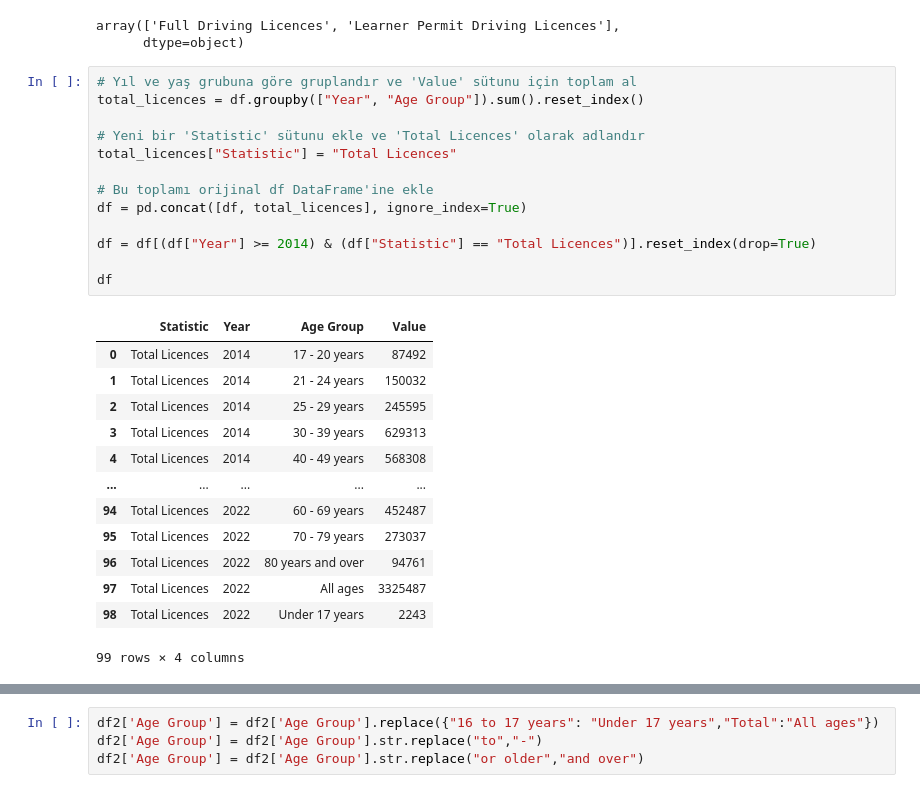
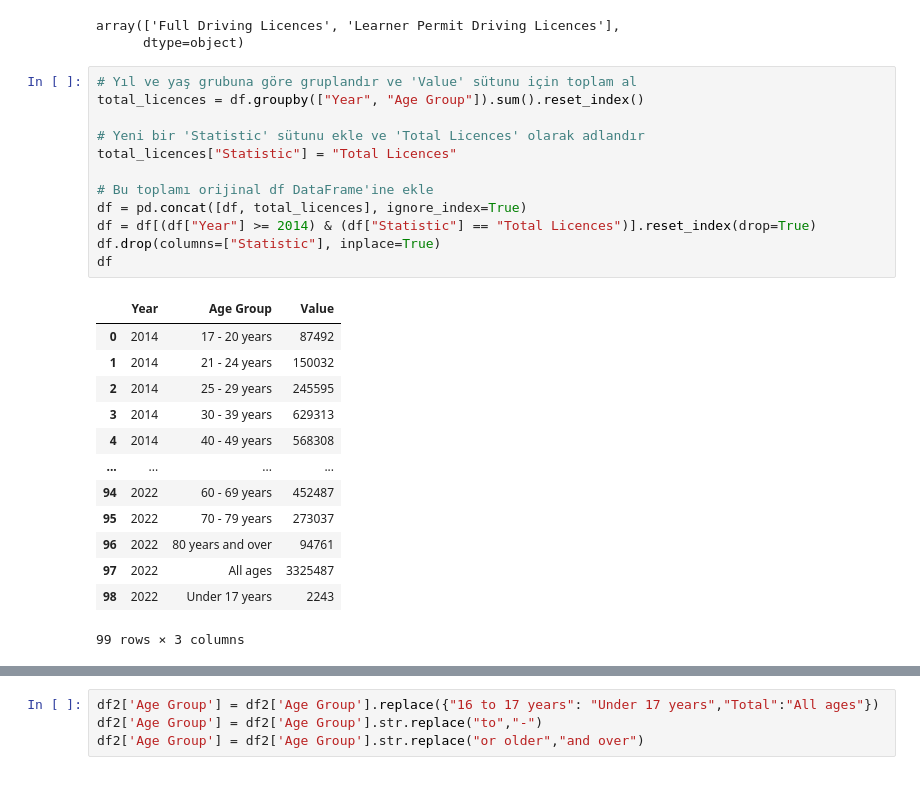
Before and after one commit to TunahanINCE/Current-Driving-Licences, a Jupyter notebook: Current_Driving_Licences.ipynb, the cells around one changed output, grey strips where cells are left out. Cells and saved outputs as stored; diff of their text form.

```diff
--- a/Current_Driving_Licences.ipynb
+++ b/Current_Driving_Licences.ipynb
@@ -347,27 +356,26 @@ array(['Full Driving Licences', 'Learner Permit Driving Licences'],
 # %%
 # Yıl ve yaş grubuna göre gruplandır ve 'Value' sütunu için toplam al
 total_licences = df.groupby(["Year", "Age Group"]).sum().reset_index()
 
 # Yeni bir 'Statistic' sütunu ekle ve 'Total Licences' olarak adlandır
 total_licences["Statistic"] = "Total Licences"
 
 # Bu toplamı orijinal df DataFrame'ine ekle
 df = pd.concat([df, total_licences], ignore_index=True)
-
 df = df[(df["Year"] >= 2014) & (df["Statistic"] == "Total Licences")].reset_index(drop=True)
-
+df.drop(columns=["Statistic"], inplace=True)
 df
 # %% [output]
-|  | Statistic | Year | Age Group | Value |
-| 0 | Total Licences | 2014 | 17 - 20 years | 87492 |
-| 1 | Total Licences | 2014 | 21 - 24 years | 150032 |
-| 2 | Total Licences | 2014 | 25 - 29 years | 245595 |
-| 3 | Total Licences | 2014 | 30 - 39 years | 629313 |
-| 4 | Total Licences | 2014 | 40 - 49 years | 568308 |
-| ... | ... | ... | ... | ... |
-| 94 | Total Licences | 2022 | 60 - 69 years | 452487 |
-| 95 | Total Licences | 2022 | 70 - 79 years | 273037 |
-| 96 | Total Licences | 2022 | 80 years and over | 94761 |
-| 97 | Total Licences | 2022 | All ages | 3325487 |
-| 98 | Total Licences | 2022 | Under 17 years | 2243 |
+|  | Year | Age Group | Value |
+| 0 | 2014 | 17 - 20 years | 87492 |
+| 1 | 2014 | 21 - 24 years | 150032 |
+| 2 | 2014 | 25 - 29 years | 245595 |
+| 3 | 2014 | 30 - 39 years | 629313 |
+| 4 | 2014 | 40 - 49 years | 568308 |
+| ... | ... | ... | ... |
+| 94 | 2022 | 60 - 69 years | 452487 |
+| 95 | 2022 | 70 - 79 years | 273037 |
+| 96 | 2022 | 80 years and over | 94761 |
+| 97 | 2022 | All ages | 3325487 |
+| 98 | 2022 | Under 17 years | 2243 |
-99 rows × 4 columns
+99 rows × 3 columns
```
Also changed, not shown: parts of 36 cells of this notebook.
